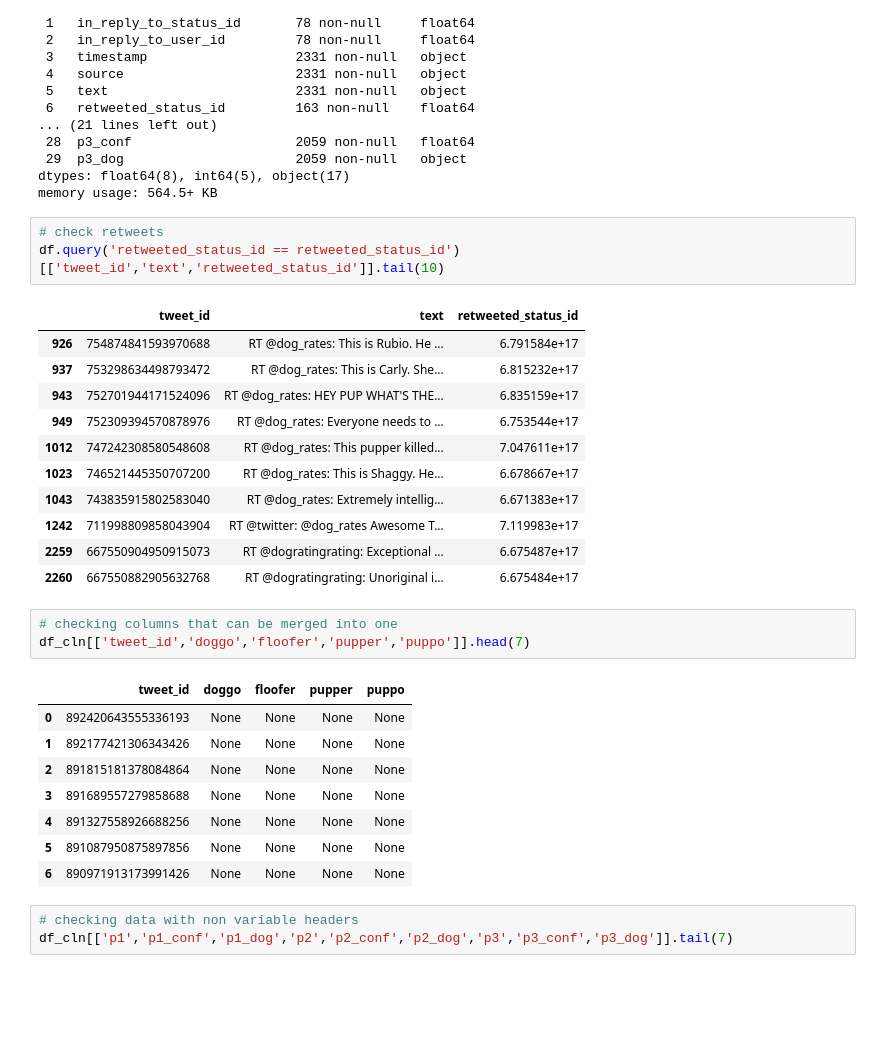
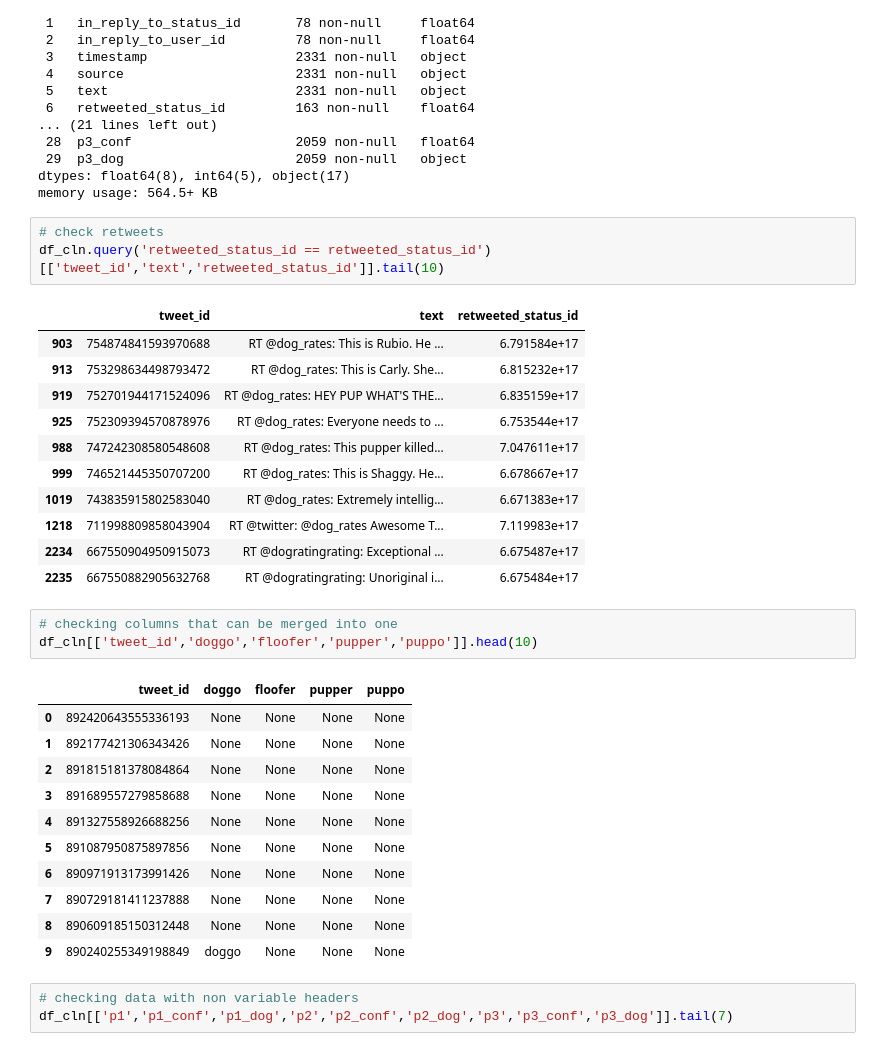
Before and after one commit to primalusiana/twitter-data-wrangling, a Jupyter notebook: wrangle_act.ipynb, the cells around one changed output. Saved outputs shown, nothing was run; the diff lists cells and outputs as text; blank space fills up the shorter version.

```diff
--- a/wrangle_act.ipynb
+++ b/wrangle_act.ipynb
@@ -227,31 +230,34 @@ dtypes: float64(8), int64(5), object(17)
 memory usage: 564.5+ KB
 # %%
 # check retweets
-df.query('retweeted_status_id == retweeted_status_id')[['tweet_id','text','retweeted_status_id']].tail(10)
+df_cln.query('retweeted_status_id == retweeted_status_id')[['tweet_id','text','retweeted_status_id']].tail(10)
 # %% [output]
 |  | tweet_id | text | retweeted_status_id |
-| 926 | 754874841593970688 | RT @dog_rates: This is Rubio. He ... | 6.791584e+17 |
-| 937 | 753298634498793472 | RT @dog_rates: This is Carly. She... | 6.815232e+17 |
-| 943 | 752701944171524096 | RT @dog_rates: HEY PUP WHAT'S THE... | 6.835159e+17 |
-| 949 | 752309394570878976 | RT @dog_rates: Everyone needs to ... | 6.753544e+17 |
-| 1012 | 747242308580548608 | RT @dog_rates: This pupper killed... | 7.047611e+17 |
-| 1023 | 746521445350707200 | RT @dog_rates: This is Shaggy. He... | 6.678667e+17 |
-| 1043 | 743835915802583040 | RT @dog_rates: Extremely intellig... | 6.671383e+17 |
-| 1242 | 711998809858043904 | RT @twitter: @dog_rates Awesome T... | 7.119983e+17 |
-| 2259 | 667550904950915073 | RT @dogratingrating: Exceptional ... | 6.675487e+17 |
-| 2260 | 667550882905632768 | RT @dogratingrating: Unoriginal i... | 6.675484e+17 |
+| 903 | 754874841593970688 | RT @dog_rates: This is Rubio. He ... | 6.791584e+17 |
+| 913 | 753298634498793472 | RT @dog_rates: This is Carly. She... | 6.815232e+17 |
+| 919 | 752701944171524096 | RT @dog_rates: HEY PUP WHAT'S THE... | 6.835159e+17 |
+| 925 | 752309394570878976 | RT @dog_rates: Everyone needs to ... | 6.753544e+17 |
+| 988 | 747242308580548608 | RT @dog_rates: This pupper killed... | 7.047611e+17 |
+| 999 | 746521445350707200 | RT @dog_rates: This is Shaggy. He... | 6.678667e+17 |
+| 1019 | 743835915802583040 | RT @dog_rates: Extremely intellig... | 6.671383e+17 |
+| 1218 | 711998809858043904 | RT @twitter: @dog_rates Awesome T... | 7.119983e+17 |
+| 2234 | 667550904950915073 | RT @dogratingrating: Exceptional ... | 6.675487e+17 |
+| 2235 | 667550882905632768 | RT @dogratingrating: Unoriginal i... | 6.675484e+17 |
 # %%
 # checking columns that can be merged into one
-df_cln[['tweet_id','doggo','floofer','pupper','puppo']].head(7)
+df_cln[['tweet_id','doggo','floofer','pupper','puppo']].head(10)
 # %% [output]
 |  | tweet_id | doggo | floofer | pupper | puppo |
 | 0 | 892420643555336193 | None | None | None | None |
 | 1 | 892177421306343426 | None | None | None | None |
 | 2 | 891815181378084864 | None | None | None | None |
 | 3 | 891689557279858688 | None | None | None | None |
 | 4 | 891327558926688256 | None | None | None | None |
 | 5 | 891087950875897856 | None | None | None | None |
 | 6 | 890971913173991426 | None | None | None | None |
+| 7 | 890729181411237888 | None | None | None | None |
+| 8 | 890609185150312448 | None | None | None | None |
+| 9 | 890240255349198849 | doggo | None | None | None |
 # %%
 # checking data with non variable headers
 df_cln[['p1','p1_conf','p1_dog','p2','p2_conf','p2_dog','p3','p3_conf','p3_dog']].tail(7)
```
Also changed, not shown: parts of 35 cells of this notebook.
